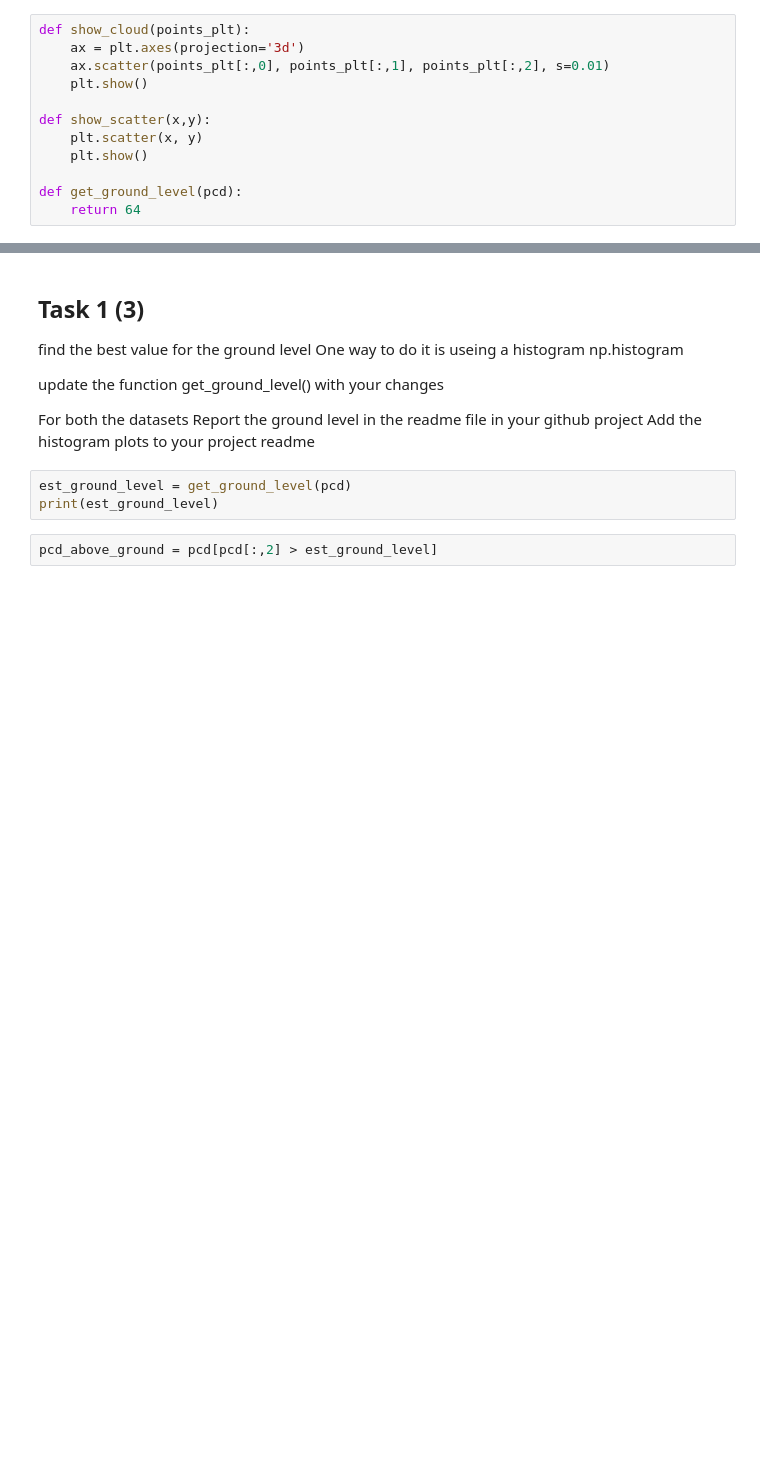
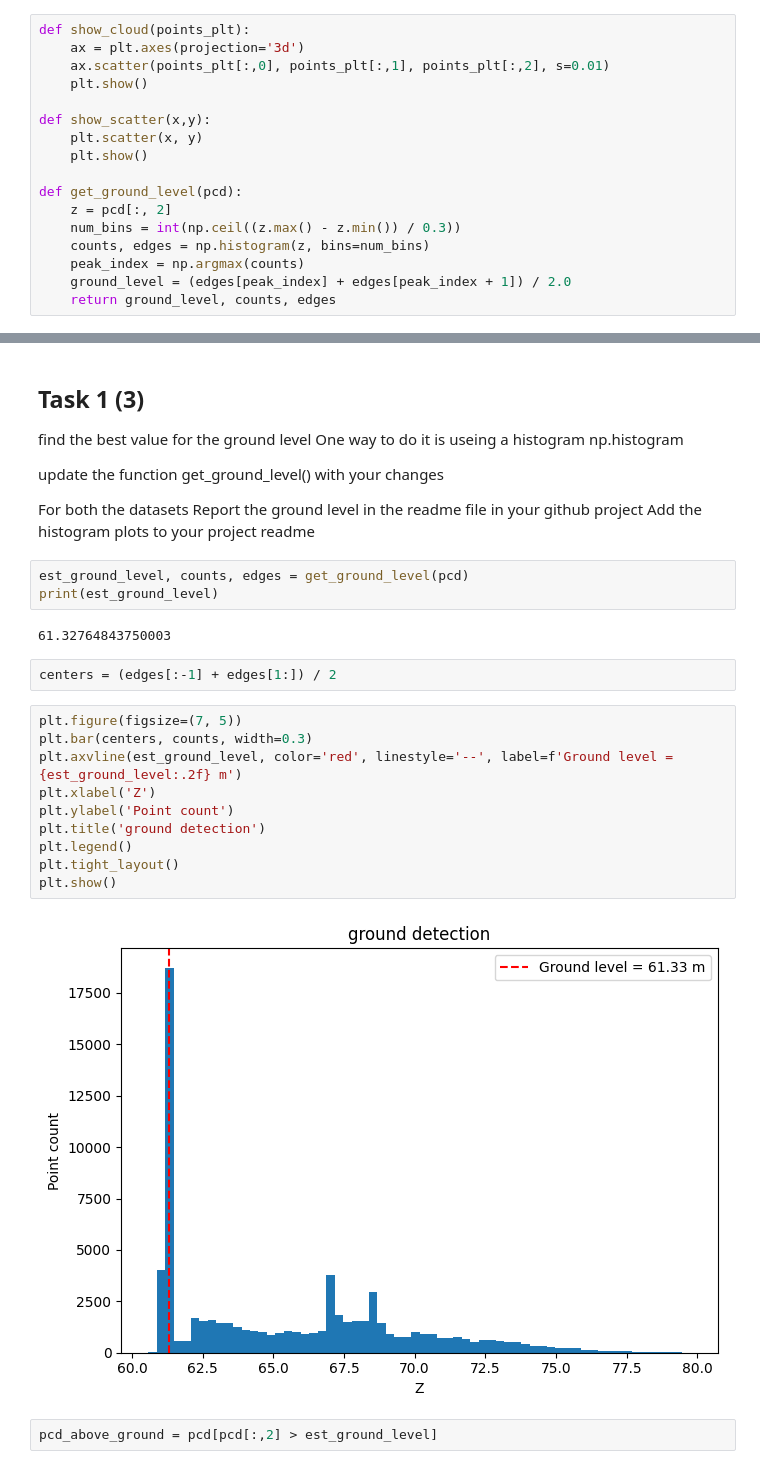
Before and after one commit to Ahmad-Abdou/Industrial-AI-for-Structural-Health-Monitoring, a Jupyter notebook: share.ipynb, the cells around one changed output, grey strips where cells are left out. Drawn from its saved outputs; the diff is of its cells as text; blank space fills up the shorter version.

```diff
--- a/share.ipynb
+++ b/share.ipynb
@@ -16,7 +16,12 @@ def show_scatter(x,y):
     plt.show()
 
 def get_ground_level(pcd):
-    return 64
+    z = pcd[:, 2]
+    num_bins = int(np.ceil((z.max() - z.min()) / 0.3))
+    counts, edges = np.histogram(z, bins=num_bins)
+    peak_index = np.argmax(counts)
+    ground_level = (edges[peak_index] + edges[peak_index + 1]) / 2.0
+    return ground_level, counts, edges
 # %%
 pcd = np.load("dataset1.npy")
 # %%
@@ -33,8 +40,24 @@ For both the datasets
 Report the ground level in the readme file in your github project
 Add the histogram plots to your project readme
 # %%
-est_ground_level = get_ground_level(pcd)
+est_ground_level, counts, edges = get_ground_level(pcd)
 print(est_ground_level)
+# %% [output]
+61.32764843750003
+# %%
+centers = (edges[:-1] + edges[1:]) / 2
+# %%
+plt.figure(figsize=(7, 5))
+plt.bar(centers, counts, width=0.3)
+plt.axvline(est_ground_level, color='red', linestyle='--', label=f'Ground level = {est_ground_level:.2f} m')
+plt.xlabel('Z')
+plt.ylabel('Point count')
+plt.title('ground detection')
+plt.legend()
+plt.tight_layout()
+plt.show()
+# %% [output]
+[figure, added]
 # %%
 pcd_above_ground = pcd[pcd[:,2] > est_ground_level]
 # %%
```
Also changed, not shown: parts of 6 cells of this notebook, 4 other files.
